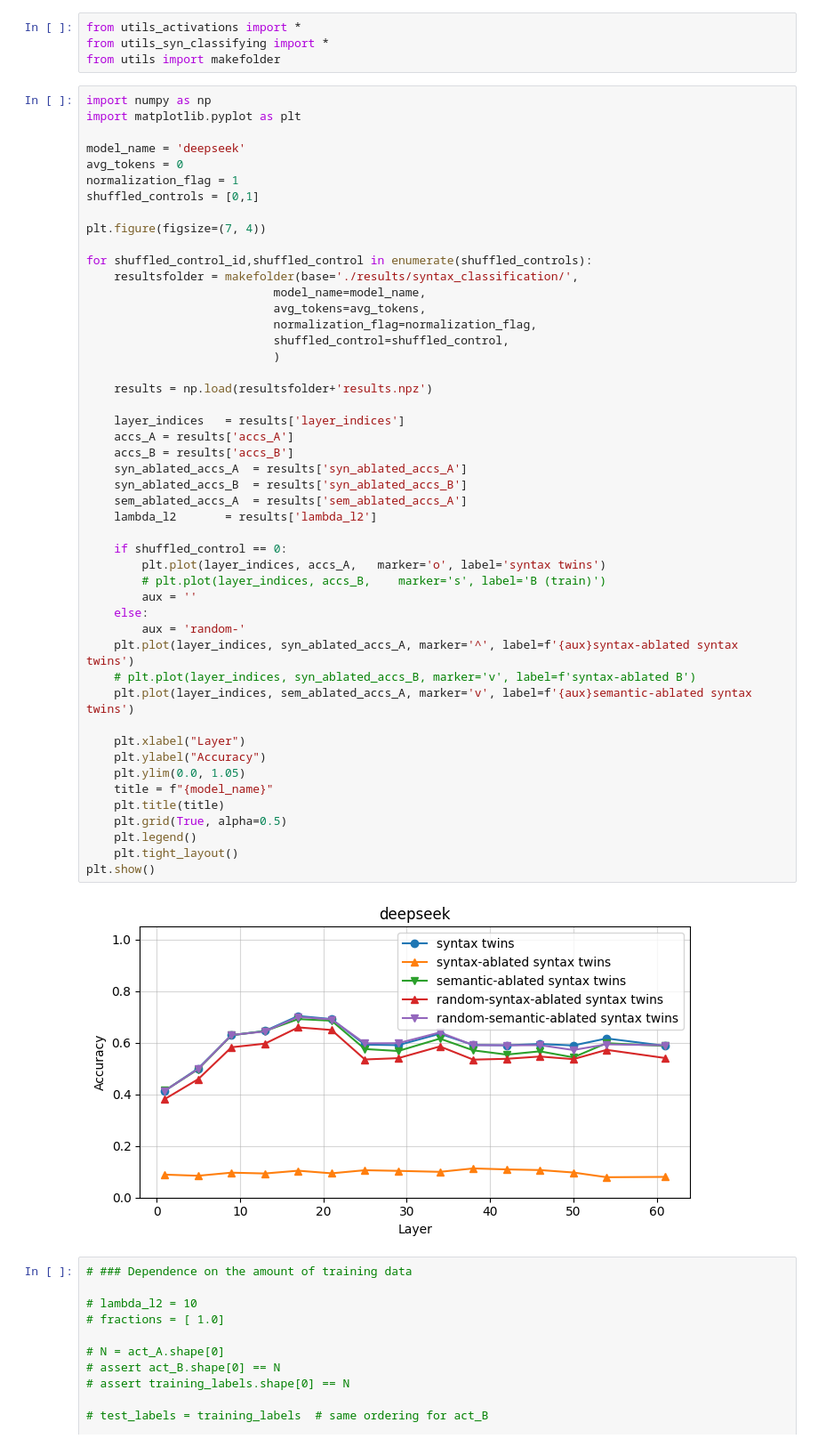
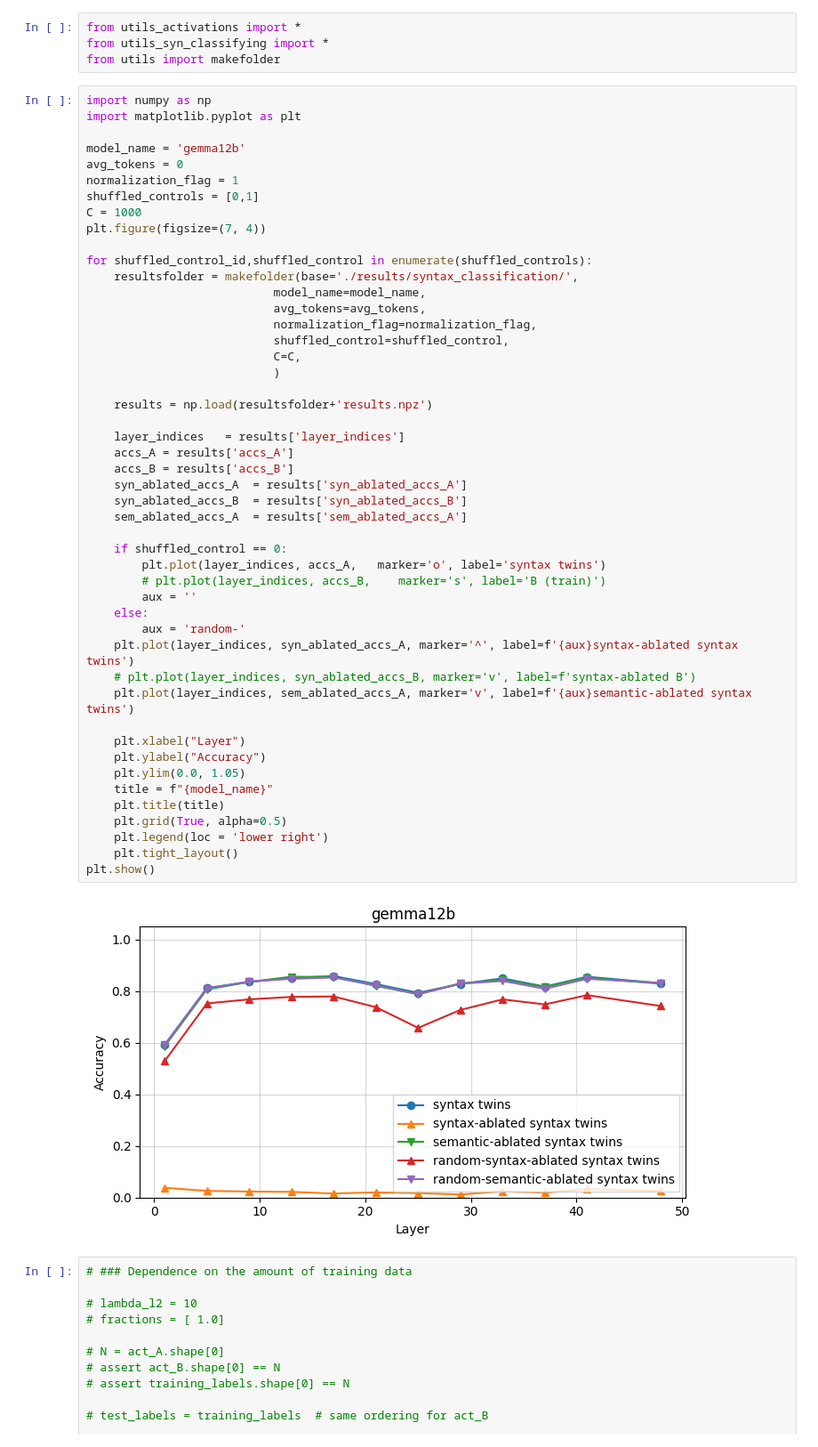
Before and after one commit to acevedo-s/syn-sem, a Jupyter notebook: syntax_classification.ipynb, the cells around one changed output. Shown at 89% size. Cells and saved outputs as stored; diff of their text form.

```diff
--- a/syntax_classification.ipynb
+++ b/syntax_classification.ipynb
@@ -6,11 +6,11 @@ from utils import makefolder
 import numpy as np
 import matplotlib.pyplot as plt
 
-model_name = 'deepseek'
+model_name = 'gemma12b'
 avg_tokens = 0
 normalization_flag = 1
 shuffled_controls = [0,1]
-
+C = 1000
 plt.figure(figsize=(7, 4))
 
 for shuffled_control_id,shuffled_control in enumerate(shuffled_controls):
@@ -19,39 +19,39 @@ for shuffled_control_id,shuffled_control in enumerate(shuffled_controls):
                            avg_tokens=avg_tokens,
                            normalization_flag=normalization_flag,
                            shuffled_control=shuffled_control,
+                           C=C,
                            )
 
     results = np.load(resultsfolder+'results.npz')
 
     layer_indices   = results['layer_indices']
     accs_A = results['accs_A']
     accs_B = results['accs_B']
     syn_ablated_accs_A  = results['syn_ablated_accs_A']
     syn_ablated_accs_B  = results['syn_ablated_accs_B']
     sem_ablated_accs_A  = results['sem_ablated_accs_A']
-    lambda_l2       = results['lambda_l2']
 
     if shuffled_control == 0:
         plt.plot(layer_indices, accs_A,   marker='o', label='syntax twins')
         # plt.plot(layer_indices, accs_B,    marker='s', label='B (train)')
         aux = ''
     else:
         aux = 'random-'
     plt.plot(layer_indices, syn_ablated_accs_A, marker='^', label=f'{aux}syntax-ablated syntax twins')
     # plt.plot(layer_indices, syn_ablated_accs_B, marker='v', label=f'syntax-ablated B')
     plt.plot(layer_indices, sem_ablated_accs_A, marker='v', label=f'{aux}semantic-ablated syntax twins')
 
     plt.xlabel("Layer")
     plt.ylabel("Accuracy")
     plt.ylim(0.0, 1.05)
     title = f"{model_name}"
     plt.title(title)
     plt.grid(True, alpha=0.5)
-    plt.legend()
+    plt.legend(loc = 'lower right')
     plt.tight_layout()
 plt.show()
 # %% [output]
-[figure, old version]
+[figure, new version]
 # %%
 # ### Dependence on the amount of training data
 
```
Also changed, not shown: parts of 2 cells of this notebook, 3 other files.
